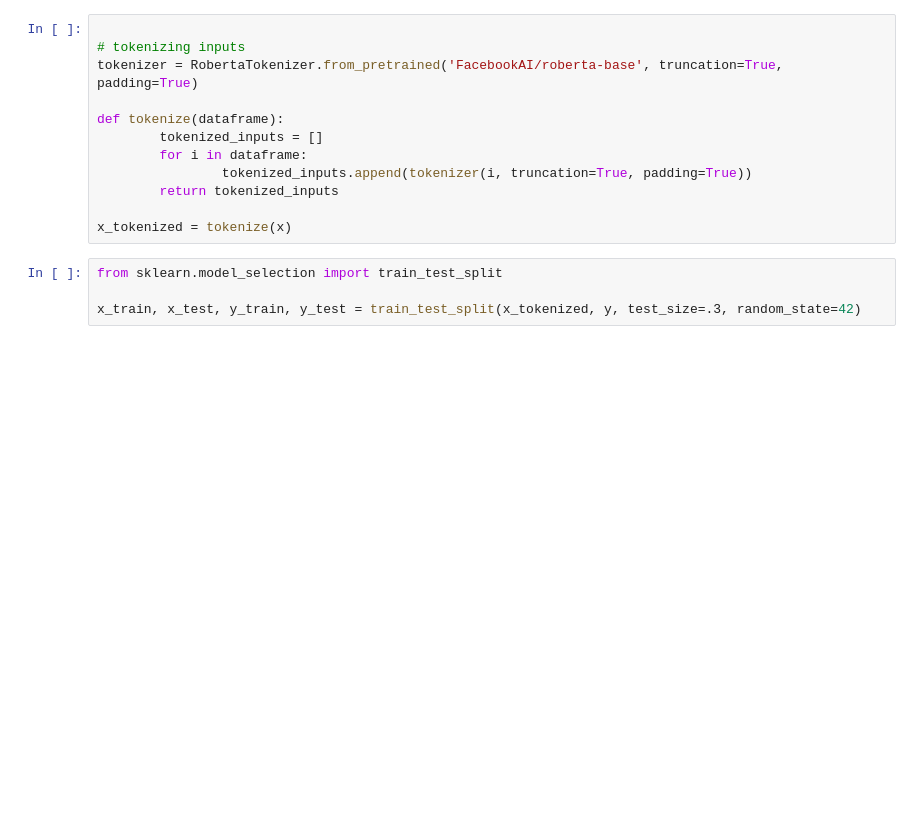
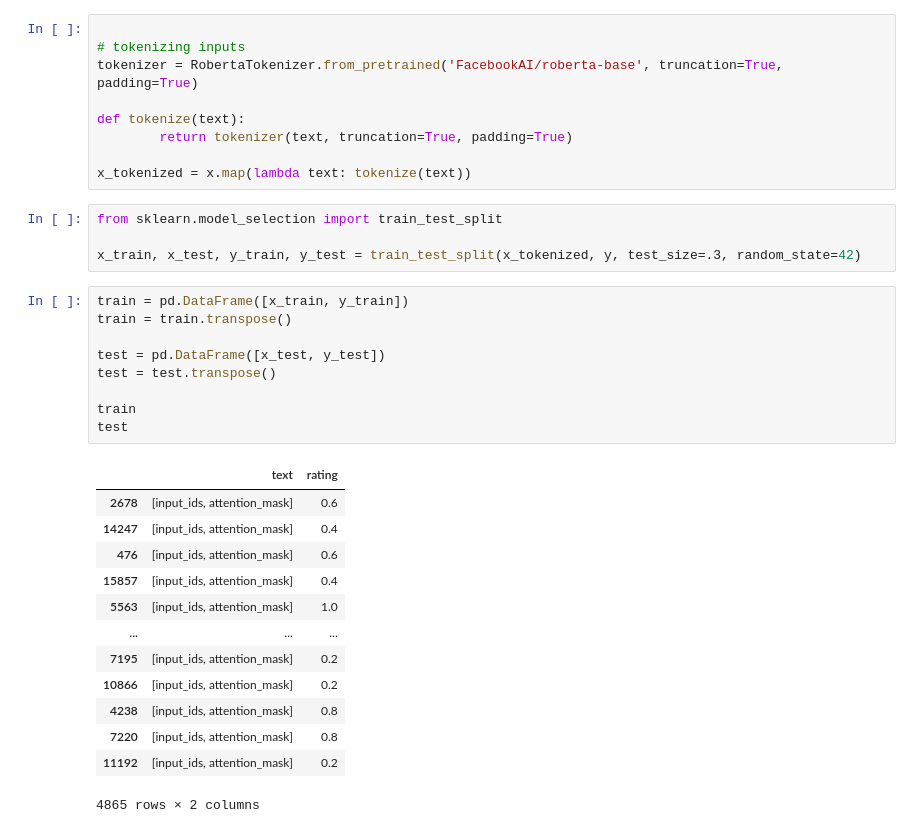
Before and after one commit to BryanNak/Bot-Catcha, a Jupyter notebook: jarren_stuff/sentiment_analysis.ipynb, the cells around one changed output. Cells and saved outputs as stored; diff of their text form; blank space fills up the shorter version.

```diff
--- a/jarren_stuff/sentiment_analysis.ipynb
+++ b/jarren_stuff/sentiment_analysis.ipynb
@@ -44,17 +40,37 @@ from transformers import RobertaTokenizer, RobertaForSequenceClassification
 # tokenizing inputs
 tokenizer = RobertaTokenizer.from_pretrained('FacebookAI/roberta-base', truncation=True, padding=True)
 
-def tokenize(dataframe):
-        tokenized_inputs = []
-        for i in dataframe:
-                tokenized_inputs.append(tokenizer(i, truncation=True, padding=True))
-        return tokenized_inputs
+def tokenize(text):
+        return tokenizer(text, truncation=True, padding=True)
 
-x_tokenized = tokenize(x)
+x_tokenized = x.map(lambda text: tokenize(text))
 # %%
 from sklearn.model_selection import train_test_split
 
 x_train, x_test, y_train, y_test = train_test_split(x_tokenized, y, test_size=.3, random_state=42)
+# %%
+train = pd.DataFrame([x_train, y_train])
+train = train.transpose()
+
+test = pd.DataFrame([x_test, y_test])
+test = test.transpose()
+
+train
+test
+# %% [output]
+|  | text | rating |
+| 2678 | [input_ids, attention_mask] | 0.6 |
+| 14247 | [input_ids, attention_mask] | 0.4 |
+| 476 | [input_ids, attention_mask] | 0.6 |
+| 15857 | [input_ids, attention_mask] | 0.4 |
+| 5563 | [input_ids, attention_mask] | 1.0 |
+| ... | ... | ... |
+| 7195 | [input_ids, attention_mask] | 0.2 |
+| 10866 | [input_ids, attention_mask] | 0.2 |
+| 4238 | [input_ids, attention_mask] | 0.8 |
+| 7220 | [input_ids, attention_mask] | 0.8 |
+| 11192 | [input_ids, attention_mask] | 0.2 |
+4865 rows × 2 columns
 # %%
 block_size = 128
 
```
Also changed, not shown: parts of 8 cells of this notebook, 4 other files.
